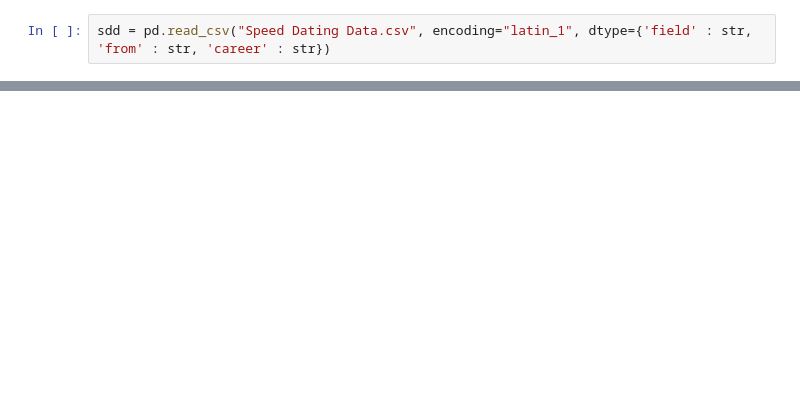
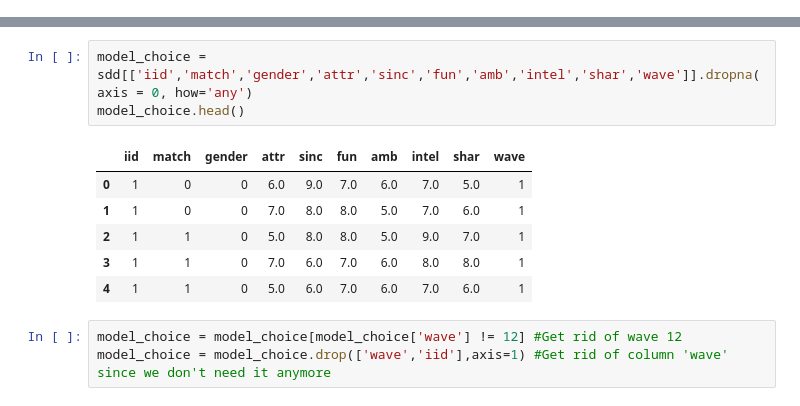
Before and after one commit to alexchouraki/Python-Project, a Jupyter notebook: Python Project v2.ipynb, the cells around one changed output, grey strips where cells are left out. Cells and saved outputs as stored; diff of their text form; blank space fills up the shorter version.

```diff
--- a/Python Project v2.ipynb
+++ b/Python Project v2.ipynb
@@ -40,2 +0,0 @@ ur.urlretrieve("http://www.kaggle.com/account/login?ReturnUrl=c/annavictoria/spe
-# %%
-sdd = pd.read_csv("Speed Dating Data.csv", encoding="latin_1", dtype={'field' : str, 'from' : str, 'career' : str})
@@ -643,0 +171,13 @@ sddSA.query('intel3_1 == 3')
+# %%
+model_choice = sdd[['iid','match','gender','attr','sinc','fun','amb','intel','shar','wave']].dropna(axis = 0, how='any')
+model_choice.head()
+# %% [output]
+|  | iid | match | gender | attr | sinc | fun | amb | intel | shar | wave |
+| 0 | 1 | 0 | 0 | 6.0 | 9.0 | 7.0 | 6.0 | 7.0 | 5.0 | 1 |
+| 1 | 1 | 0 | 0 | 7.0 | 8.0 | 8.0 | 5.0 | 7.0 | 6.0 | 1 |
+| 2 | 1 | 1 | 0 | 5.0 | 8.0 | 8.0 | 5.0 | 9.0 | 7.0 | 1 |
+| 3 | 1 | 1 | 0 | 7.0 | 6.0 | 7.0 | 6.0 | 8.0 | 8.0 | 1 |
+| 4 | 1 | 1 | 0 | 5.0 | 6.0 | 7.0 | 6.0 | 7.0 | 6.0 | 1 |
+# %%
+model_choice = model_choice[model_choice['wave'] != 12] #Get rid of wave 12
+model_choice = model_choice.drop(['wave','iid'],axis=1) #Get rid of column 'wave' since we don't need it anymore
```
Also changed, not shown: parts of 96 cells of this notebook.
